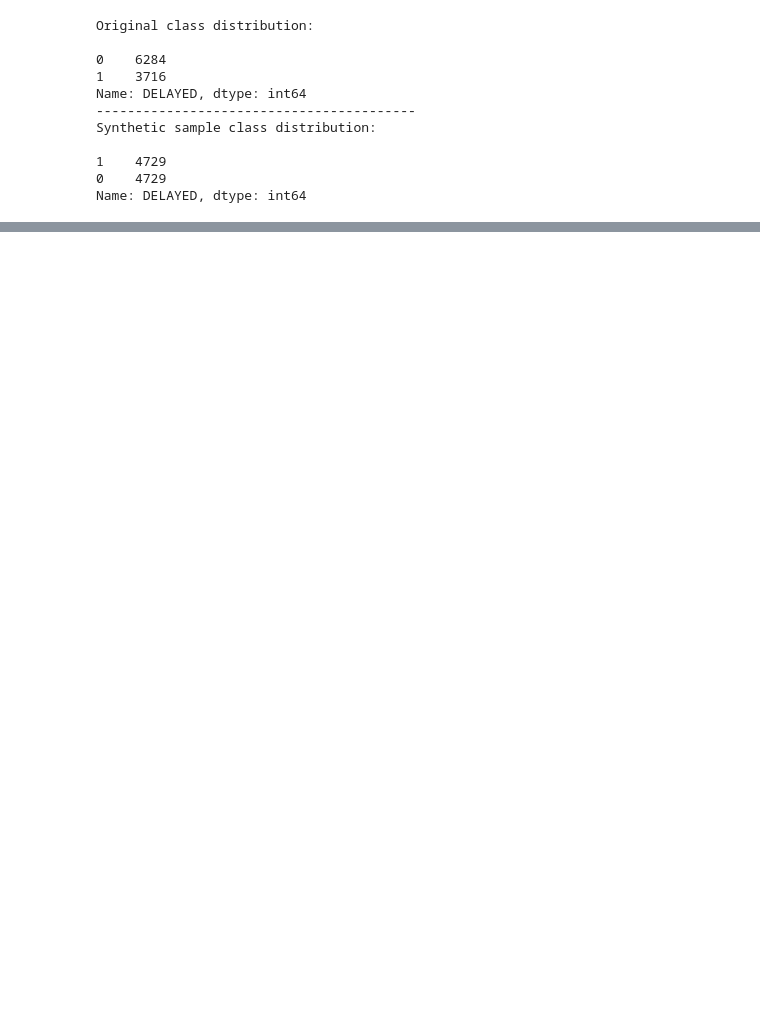
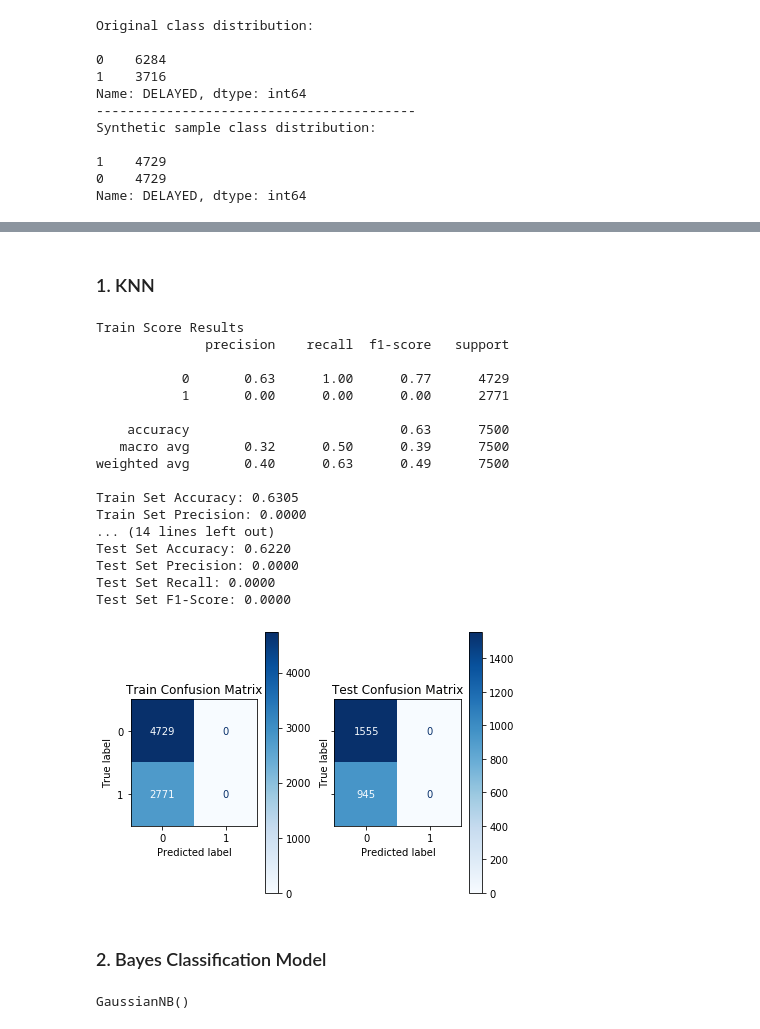
Before and after one commit to adinas94/Predicting-Flight-Delays, a Jupyter notebook: WIP.ipynb, the cells around one changed output, grey strips where cells are left out. Saved outputs shown, nothing was run; the diff lists cells and outputs as text; code cells hidden in the pictures; blank space fills up the shorter version.

```diff
--- a/WIP.ipynb
+++ b/WIP.ipynb
@@ -455,0 +112,3 @@ X = df_new.drop(['DELAYED'], axis=1)
+# %%
+y = flights['DELAYED']
+X = flights.drop(['DELAYED'], axis=1)
@@ -526,0 +168,36 @@ Name: MONTH_8, Length: 336, dtype: int64
+# %% [markdown]
+### 1. KNN
+# %%
+#Scale the data
+scaler = StandardScaler()
+scaler.fit(X_train)
+
+X_train_scaled = scaler.transform(X_train)
+X_test_scaled = scaler.transform(X_test)
+# %%
+#Fit and predict the vanilla model
+knnmodel = KNeighborsClassifier()
+# %%
+#Apply the model and print metrics
+model_fit(X_train_resampled, y_train_resampled, X_train_scaled, y_train, X_test_scaled, y_test, knnmodel)
+# %% [output]
+Train Score Results
+              precision    recall  f1-score   support
+
+           0       0.63      1.00      0.77      4729
+           1       0.00      0.00      0.00      2771
+
+    accuracy                           0.63      7500
+   macro avg       0.32      0.50      0.39      7500
+weighted avg       0.40      0.63      0.49      7500
+
+Train Set Accuracy: 0.6305
+Train Set Precision: 0.0000
+... (14 lines left out)
+Test Set Accuracy: 0.6220
+Test Set Precision: 0.0000
+Test Set Recall: 0.0000
+Test Set F1-Score: 0.0000
+[figure, added]
+# %% [markdown]
+### 2. Bayes Classification Model
@@ -526,0 +207,4 @@ Name: MONTH_8, Length: 336, dtype: int64
+# %%
+bayes.fit(X_train_resampled, y_train_resampled)
+# %% [output]
+GaussianNB()
```
Also changed, not shown: parts of 98 cells of this notebook, 3 other files.
